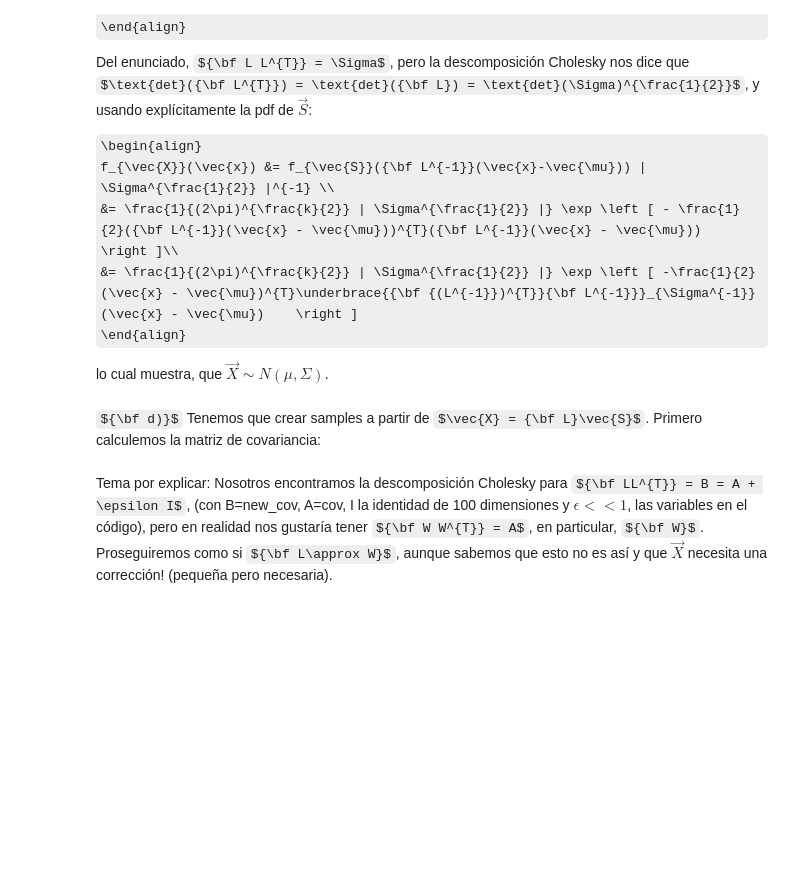
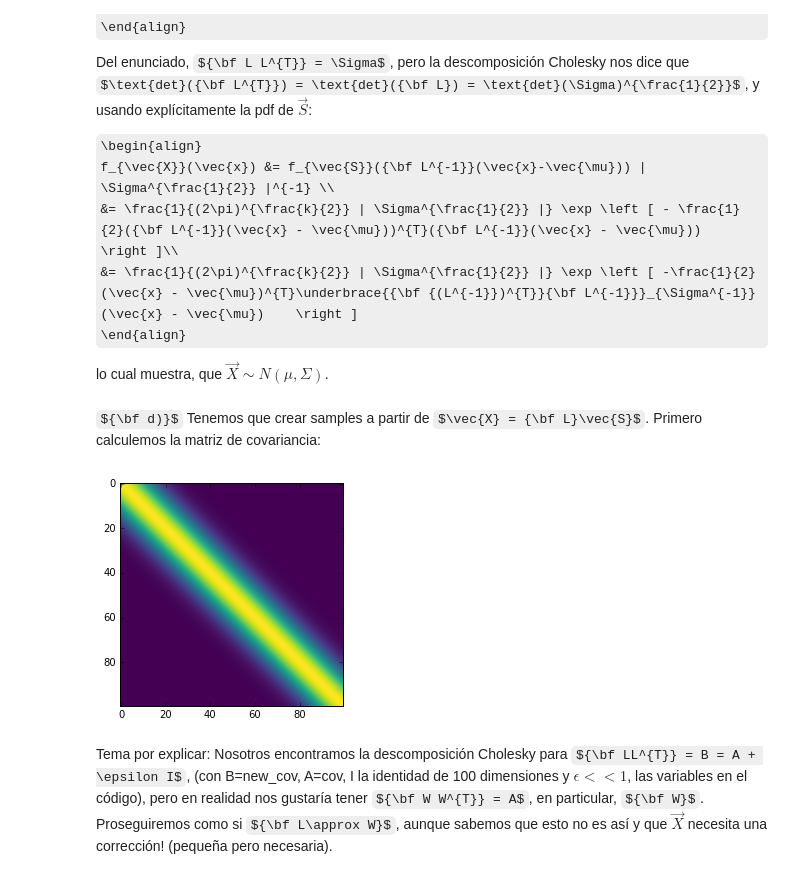
Before and after one commit to dafh/Stats, a Jupyter notebook: Tarea2.ipynb, the cells around one changed output. Cells and saved outputs as stored; diff of their text form; code cells hidden in the pictures; some formulas as TeX source; blank space fills up the shorter version.

```diff
--- a/Tarea2.ipynb
+++ b/Tarea2.ipynb
@@ -164,28 +164,32 @@ ${\bf d)}$ Tenemos que crear samples a partir de $\vec{X} = {\bf L}\vec{S}$. Pri
 # %%
 # creamos el arreglo x
 x= np.array(np.arange(-5.,5,0.1))
 aux_covar = np.zeros([100,100])
 for i in range(len(x)):
     aux_covar[i:,i] = x[i:] - x[i] #Esto es un método efectivo, aunque se puede mejorar! ya que tiene 2 simetrías la matriz
 #No era necesario ya que era el módulo cuadrado!, pero bueno, es lo mismo y es rápido
 covar = np.exp(-0.5*(aux_covar-aux_covar.T)**2.)
 #print (covar.transpose() == covar).all() --> Es simétrica
 
 #Encontramos los autovalores y autovectores de covar!
 eigenvalues, eigenvectors = linalg.eigh(covar)
 diagonal= np.identity(100)
 min_eigen = np.min(eigenvalues)
 #No debería hacer esto si fueran muchas matrices y de muchas dimensiones--> n^2 el gasto
-epsilon = abs(min_eigen) + 1e-15
-new_cov = covar + diagonal*epsilon # + cosas
+#epsilon = abs(min_eigen)
+epsilon = 8e-15 #comparable con el autovalor más negativo!!
+new_cov = covar + diagonal*(epsilon) # + cosas
 new_eigenvalues, new_eigenvectors = linalg.eigh(new_cov)
 #print new_eigenvalues #POSITIVOS!!
 L = linalg.cholesky(new_cov, lower=True)
 #print np.dot(L,L.T), new_cov SON IGUALES!!
+plt.imshow(new_cov, cmap='viridis')
 
 #Creamos el arreglo multivariado S a partir de la función de python! OJO!!! ESTO NO ES NECESARIO ya que puedo crearlos yo
 S = np.random.multivariate_normal(np.zeros(100),np.identity(100), size=2)
 H = np.random.multivariate_normal(np.zeros(100),new_cov, size=2)
+# %% [output]
+[figure, added]
 # %% [markdown]
 Tema por explicar: Nosotros encontramos la descomposición Cholesky para ${\bf LL^{T}} = B = A + \epsilon I$, (con B=new_cov, A=cov, I la identidad de 100 dimensiones y $\epsilon<<1$, las variables en el código), pero en realidad nos gustaría tener ${\bf W W^{T}} = A$, en particular, ${\bf W}$. Proseguiremos como si ${\bf L\approx W}$, aunque sabemos que esto no es así y que $\vec{X}$ necesita una corrección! (pequeña pero necesaria).
 # %%
```
Also changed, not shown: parts of 3 cells of this notebook.
